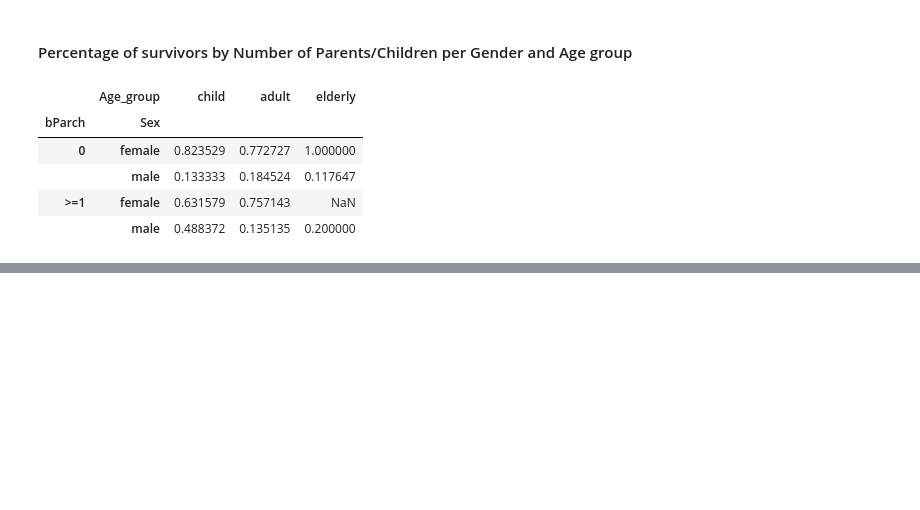
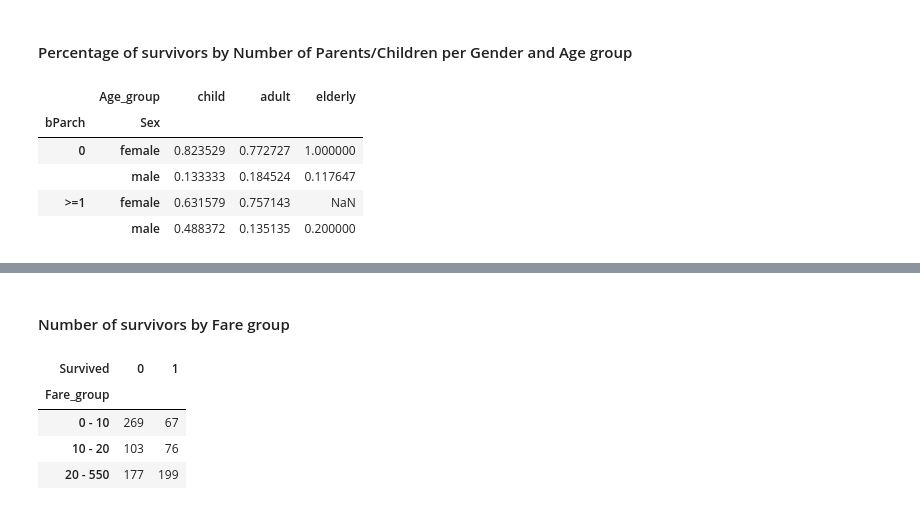
Before and after one commit to silvuple/Machine-Learning-Titanic-Kaggle, a Jupyter notebook: titanic_features_analysis.ipynb, the cells around one changed output, grey strips where cells are left out. Saved outputs shown, nothing was run; the diff lists cells and outputs as text; code cells hidden in the pictures; blank space fills up the shorter version.

```diff
--- a/titanic_features_analysis.ipynb
+++ b/titanic_features_analysis.ipynb
@@ -543,0 +599,10 @@ df.groupby(['bParch', 'Sex', 'Age_group']).Survived.mean().unstack()
+# %% [markdown]
+#### Number of survivors by Fare group
+# %%
+pd.crosstab(df.Fare_group, df.Survived)
+# %% [output]
+| Survived | 0 | 1 |
+| Fare_group |  |  |
+| 0 - 10 | 269 | 67 |
+| 10 - 20 | 103 | 76 |
+| 20 - 550 | 177 | 199 |
```
Also changed, not shown: parts of 9 cells of this notebook.
